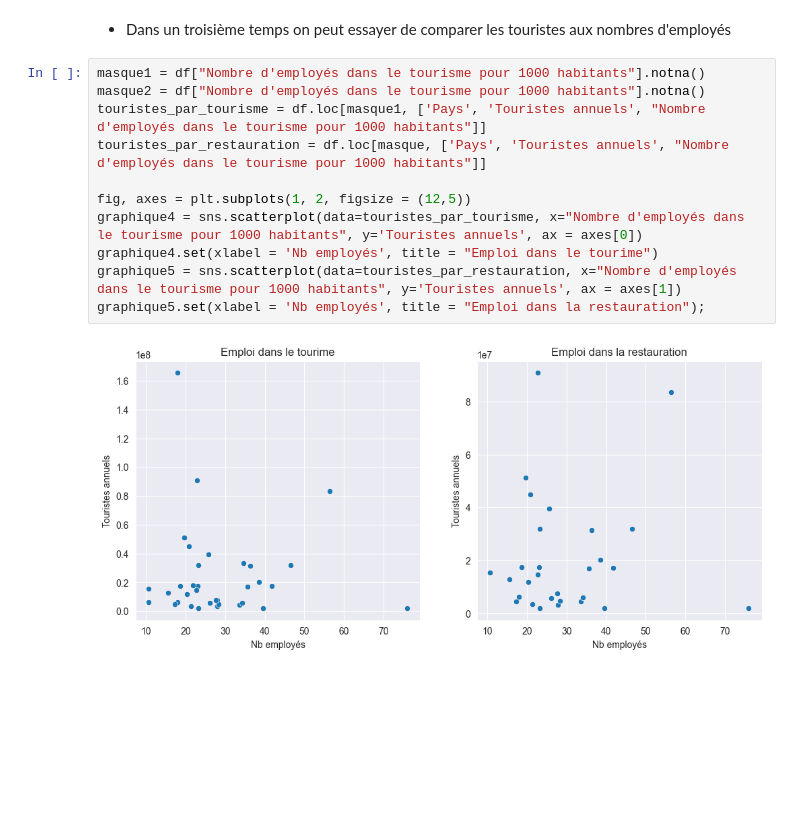
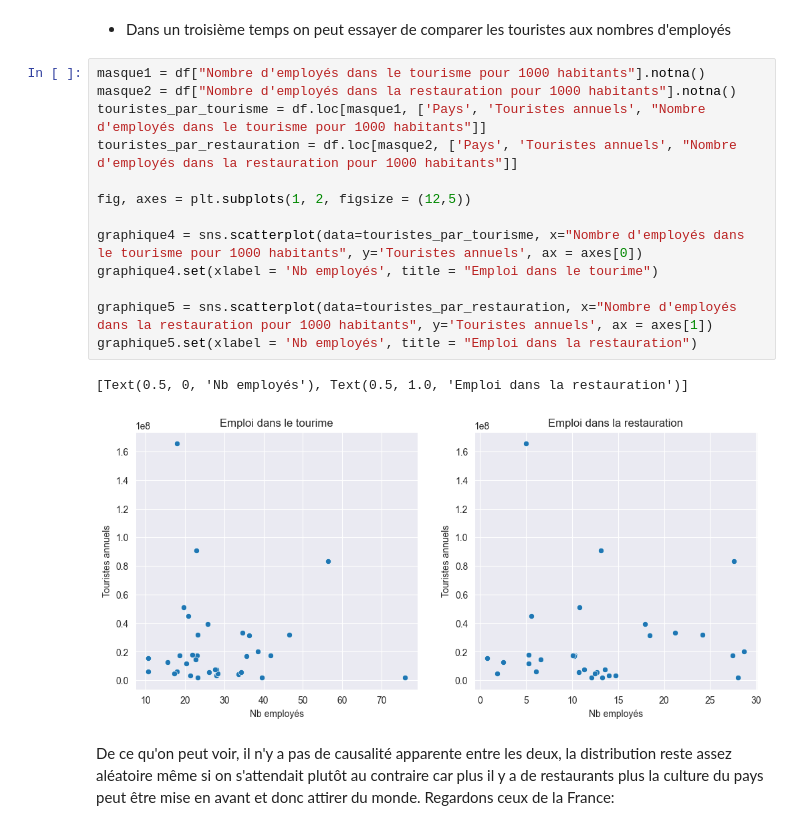
Before and after one commit to BONNET-Quentin/Projet-info, a Jupyter notebook: Quentin.ipynb, the cells around one changed output. Cells and saved outputs as stored; diff of their text form; blank space fills up the shorter version.

Commit message:
Analyse PIB, hotels et employés 2

```diff
--- a/Quentin.ipynb
+++ b/Quentin.ipynb
@@ -105,14 +108,19 @@ Mais au-delà des hôtels, on peut également s'intéresser aux services propos
 * Dans un troisième temps on peut essayer de comparer les touristes aux nombres d'employés
 # %%
 masque1 = df["Nombre d'employés dans le tourisme pour 1000 habitants"].notna()
-masque2 = df["Nombre d'employés dans le tourisme pour 1000 habitants"].notna()
+masque2 = df["Nombre d'employés dans la restauration pour 1000 habitants"].notna()
 touristes_par_tourisme = df.loc[masque1, ['Pays', 'Touristes annuels', "Nombre d'employés dans le tourisme pour 1000 habitants"]]
-touristes_par_restauration = df.loc[masque, ['Pays', 'Touristes annuels', "Nombre d'employés dans le tourisme pour 1000 habitants"]]
+touristes_par_restauration = df.loc[masque2, ['Pays', 'Touristes annuels', "Nombre d'employés dans la restauration pour 1000 habitants"]]
 
 fig, axes = plt.subplots(1, 2, figsize = (12,5))
+
 graphique4 = sns.scatterplot(data=touristes_par_tourisme, x="Nombre d'employés dans le tourisme pour 1000 habitants", y='Touristes annuels', ax = axes[0])
 graphique4.set(xlabel = 'Nb employés', title = "Emploi dans le tourime")
-graphique5 = sns.scatterplot(data=touristes_par_restauration, x="Nombre d'employés dans le tourisme pour 1000 habitants", y='Touristes annuels', ax = axes[1])
-graphique5.set(xlabel = 'Nb employés', title = "Emploi dans la restauration");
+
+graphique5 = sns.scatterplot(data=touristes_par_restauration, x="Nombre d'employés dans la restauration pour 1000 habitants", y='Touristes annuels', ax = axes[1])
+graphique5.set(xlabel = 'Nb employés', title = "Emploi dans la restauration")
 # %% [output]
+[Text(0.5, 0, 'Nb employés'), Text(0.5, 1.0, 'Emploi dans la restauration')]
-[figure, old version]
+[figure, new version]
+# %% [markdown]
+De ce qu'on peut voir, il n'y a pas de causalité apparente entre les deux, la distribution reste assez aléatoire même si on s'attendait plutôt au contraire car plus il y a de restaurants plus la culture du pays peut être mise en avant et donc attirer du monde. Regardons ceux de la France:
```
Also changed, not shown: parts of 4 cells of this notebook.
